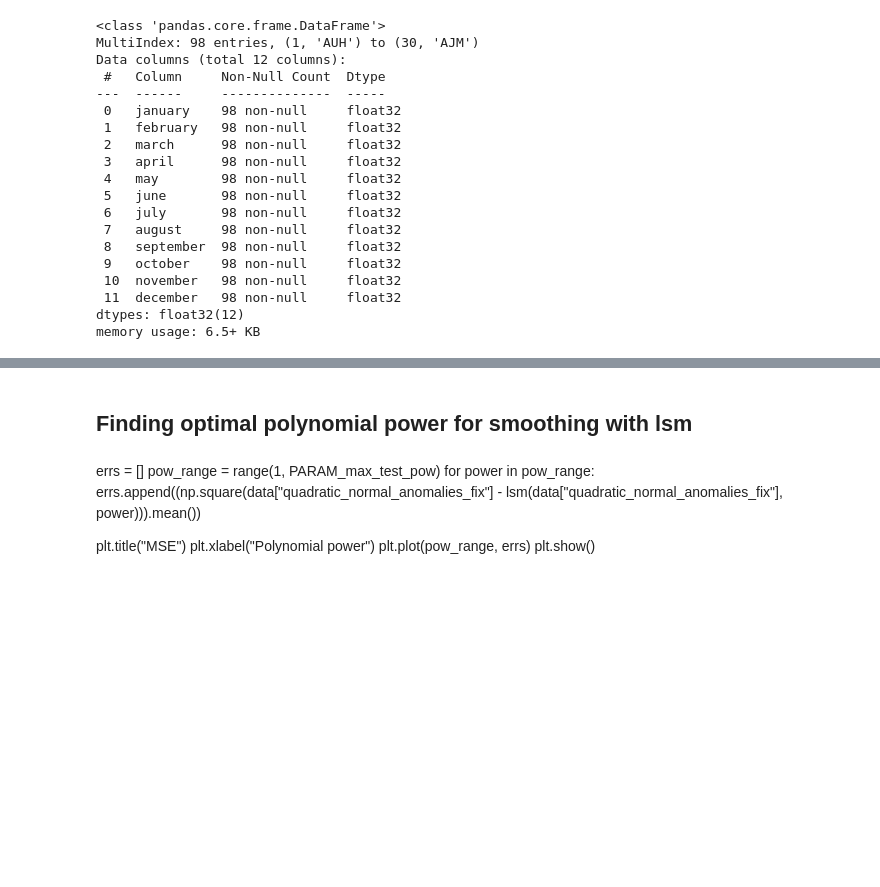
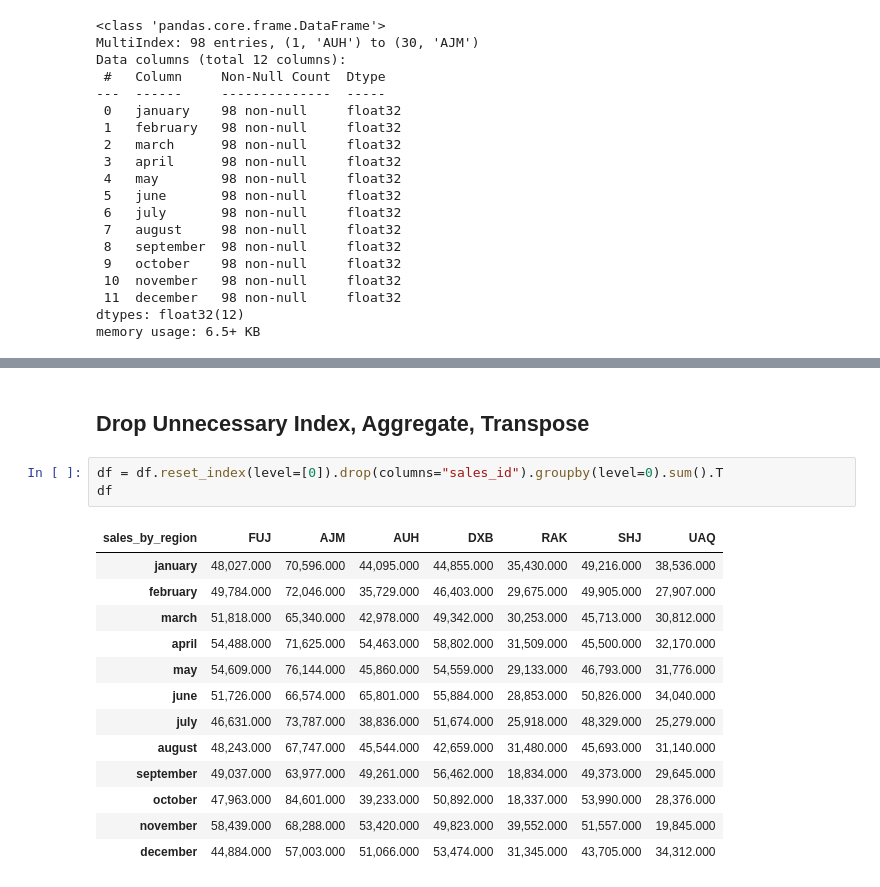
Before and after one commit to FreeLike76/KpiDataScience, a Jupyter notebook: Lab7/ds7_main.ipynb, the cells around one changed output, grey strips where cells are left out. Cells and saved outputs as stored; diff of their text form; blank space fills up the shorter version.

```diff
--- a/Lab7/ds7_main.ipynb
+++ b/Lab7/ds7_main.ipynb
@@ -210,12 +159,19 @@ df
-# %% [markdown]
-## Finding optimal polynomial power for smoothing with lsm
-# %% [markdown]
-errs = []
-pow_range = range(1, PARAM_max_test_pow)
-for power in pow_range:
-    errs.append((np.square(data["quadratic_normal_anomalies_fix"] - lsm(data["quadratic_normal_anomalies_fix"], power))).mean())
-
-plt.title("MSE")
-plt.xlabel("Polynomial power")
-plt.plot(pow_range, errs)
-plt.show()
+# %% [markdown]
+## Drop Unnecessary Index, Aggregate, Transpose
+# %%
+df = df.reset_index(level=[0]).drop(columns="sales_id").groupby(level=0).sum().T
+df
+# %% [output]
+| sales_by_region | FUJ | AJM | AUH | DXB | RAK | SHJ | UAQ |
+| january | 48,027.000 | 70,596.000 | 44,095.000 | 44,855.000 | 35,430.000 | 49,216.000 | 38,536.000 |
+| february | 49,784.000 | 72,046.000 | 35,729.000 | 46,403.000 | 29,675.000 | 49,905.000 | 27,907.000 |
+| march | 51,818.000 | 65,340.000 | 42,978.000 | 49,342.000 | 30,253.000 | 45,713.000 | 30,812.000 |
+| april | 54,488.000 | 71,625.000 | 54,463.000 | 58,802.000 | 31,509.000 | 45,500.000 | 32,170.000 |
+| may | 54,609.000 | 76,144.000 | 45,860.000 | 54,559.000 | 29,133.000 | 46,793.000 | 31,776.000 |
+| june | 51,726.000 | 66,574.000 | 65,801.000 | 55,884.000 | 28,853.000 | 50,826.000 | 34,040.000 |
+| july | 46,631.000 | 73,787.000 | 38,836.000 | 51,674.000 | 25,918.000 | 48,329.000 | 25,279.000 |
+| august | 48,243.000 | 67,747.000 | 45,544.000 | 42,659.000 | 31,480.000 | 45,693.000 | 31,140.000 |
+| september | 49,037.000 | 63,977.000 | 49,261.000 | 56,462.000 | 18,834.000 | 49,373.000 | 29,645.000 |
+| october | 47,963.000 | 84,601.000 | 39,233.000 | 50,892.000 | 18,337.000 | 53,990.000 | 28,376.000 |
+| november | 58,439.000 | 68,288.000 | 53,420.000 | 49,823.000 | 39,552.000 | 51,557.000 | 19,845.000 |
+| december | 44,884.000 | 57,003.000 | 51,066.000 | 53,474.000 | 31,345.000 | 43,705.000 | 34,312.000 |
```
Also changed, not shown: parts of 8 cells of this notebook.
